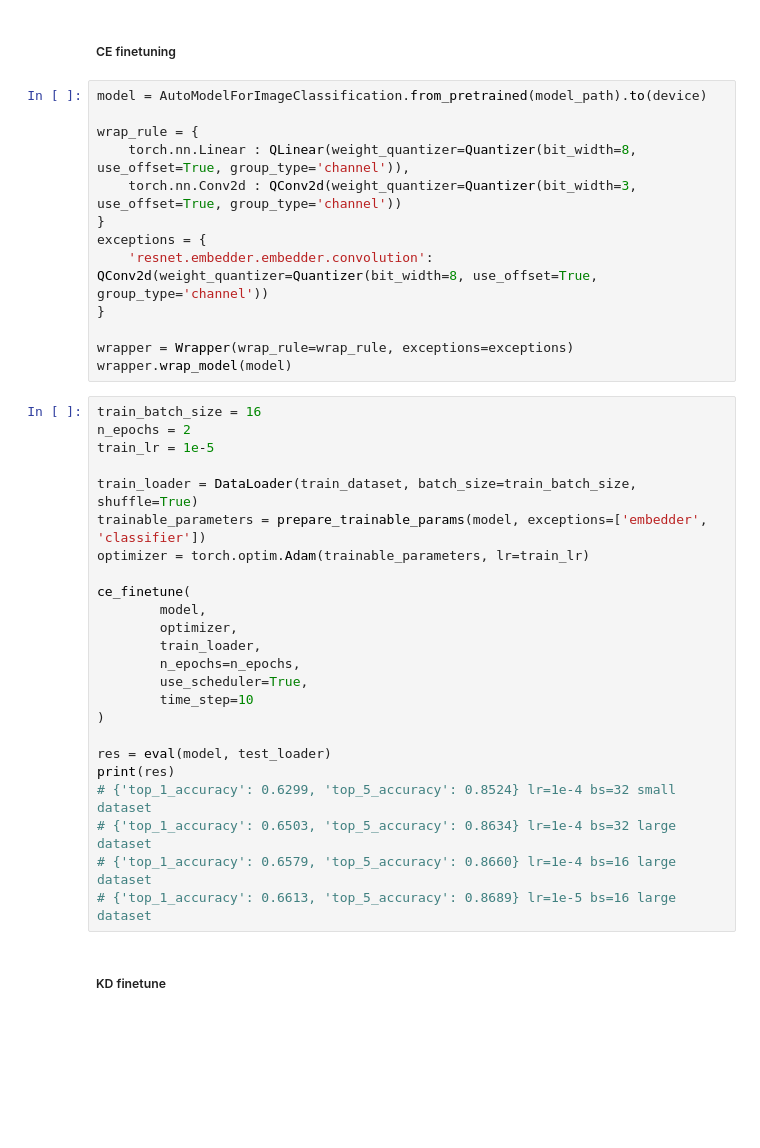
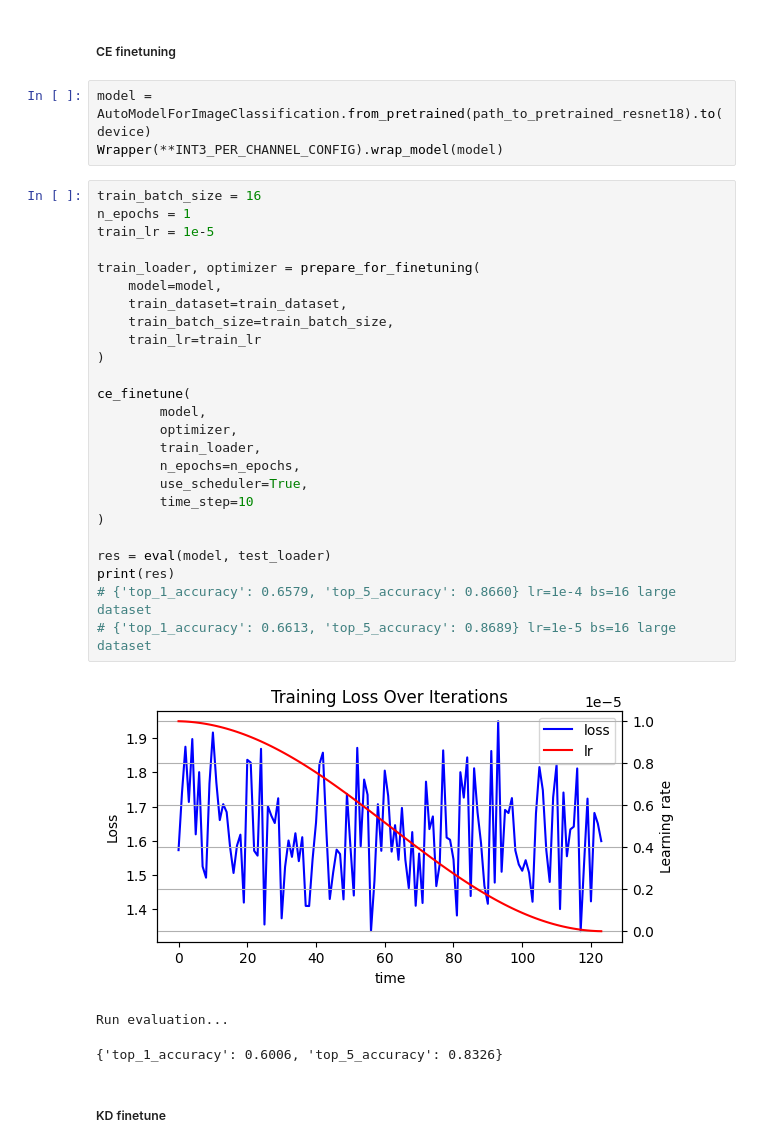
Before and after one commit to MiShutov/QuantizationBasics, a Jupyter notebook: scalar_quantization.ipynb, the cells around one changed output. Drawn from its saved outputs; the diff is of its cells as text; blank space fills up the shorter version.

```diff
--- a/scalar_quantization.ipynb
+++ b/scalar_quantization.ipynb
@@ -284,41 +256,36 @@ print(res)
 # %% [markdown]
 ##### CE finetuning
-# %%
-model = AutoModelForImageClassification.from_pretrained(model_path).to(device)
-
-wrap_rule = {
-    torch.nn.Linear : QLinear(weight_quantizer=Quantizer(bit_width=8, use_offset=True, group_type='channel')),
-    torch.nn.Conv2d : QConv2d(weight_quantizer=Quantizer(bit_width=3, use_offset=True, group_type='channel'))
-}
-exceptions = {
-    'resnet.embedder.embedder.convolution': QConv2d(weight_quantizer=Quantizer(bit_width=8, use_offset=True, group_type='channel'))
-}
-
-wrapper = Wrapper(wrap_rule=wrap_rule, exceptions=exceptions)
-wrapper.wrap_model(model)
+# %%
+model = AutoModelForImageClassification.from_pretrained(path_to_pretrained_resnet18).to(device)
+Wrapper(**INT3_PER_CHANNEL_CONFIG).wrap_model(model)
 # %%
 train_batch_size = 16
-n_epochs = 2
+n_epochs = 1
 train_lr = 1e-5
 
-train_loader = DataLoader(train_dataset, batch_size=train_batch_size, shuffle=True)
-trainable_parameters = prepare_trainable_params(model, exceptions=['embedder', 'classifier'])
-optimizer = torch.optim.Adam(trainable_parameters, lr=train_lr)
+train_loader, optimizer = prepare_for_finetuning(
+	model=model,
+	train_dataset=train_dataset,
+	train_batch_size=train_batch_size,
+	train_lr=train_lr
+)
 
 ce_finetune(
         model,
         optimizer,
         train_loader,
         n_epochs=n_epochs,
         use_scheduler=True,
         time_step=10
 )
 
 res = eval(model, test_loader)
 print(res)
-# {'top_1_accuracy': 0.6299, 'top_5_accuracy': 0.8524} lr=1e-4 bs=32 small dataset
-# {'top_1_accuracy': 0.6503, 'top_5_accuracy': 0.8634} lr=1e-4 bs=32 large dataset
 # {'top_1_accuracy': 0.6579, 'top_5_accuracy': 0.8660} lr=1e-4 bs=16 large dataset
 # {'top_1_accuracy': 0.6613, 'top_5_accuracy': 0.8689} lr=1e-5 bs=16 large dataset
+# %% [output]
+[figure, added]
+Run evaluation...
+{'top_1_accuracy': 0.6006, 'top_5_accuracy': 0.8326}
 # %% [markdown]
 ##### KD finetune
```
Also changed, not shown: parts of 54 cells of this notebook, 6 other files.
